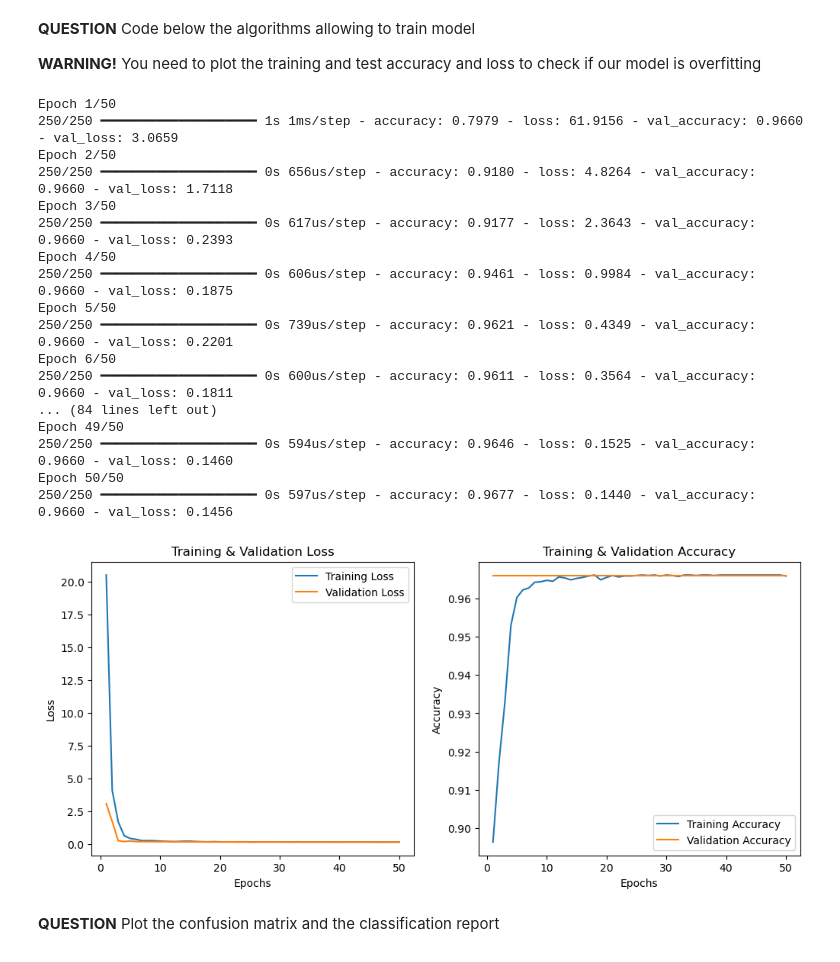
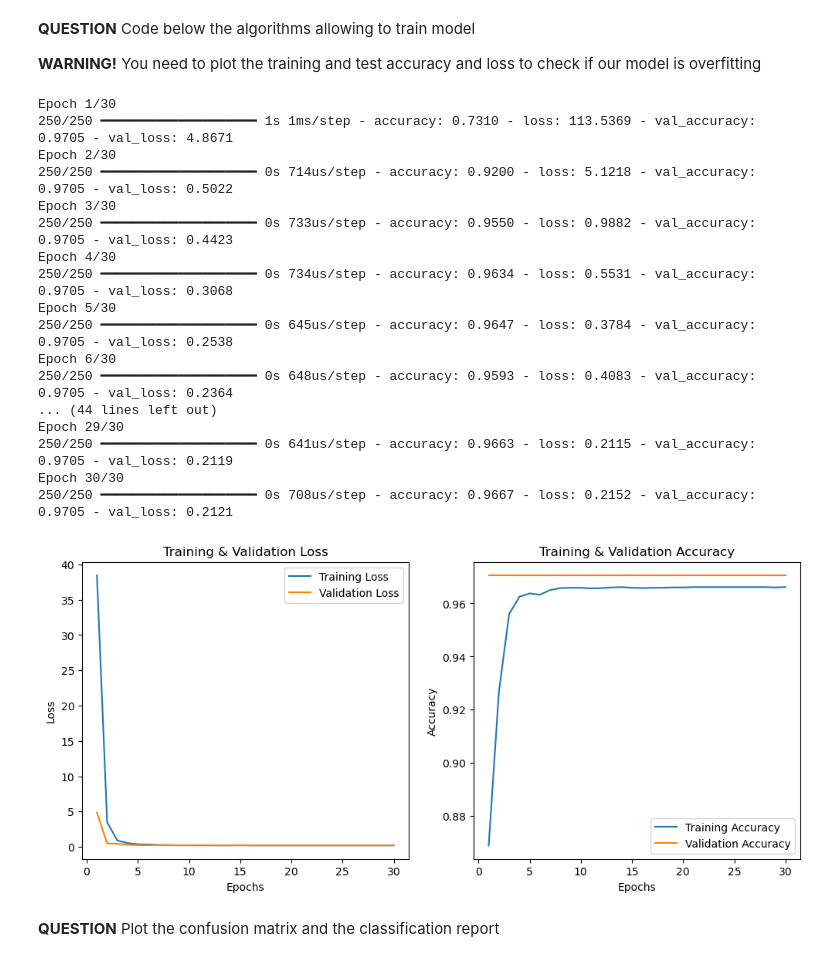
Before and after one commit to rosecymbler/IAEmbarquee, a Jupyter notebook: TP_IA_EMBARQUEE.ipynb, the cells around one changed output. Saved outputs shown, nothing was run; the diff lists cells and outputs as text; code cells hidden in the pictures.

```diff
--- a/TP_IA_EMBARQUEE.ipynb
+++ b/TP_IA_EMBARQUEE.ipynb
@@ -202,12 +229,16 @@ In this section, you must build and train a model without rebalancing the datase
 # %% [markdown]
 **QUESTION:** Create X_train, Y_train, X_test, and Y_test. How many elements are present in X_train, Y_train, X_test, and Y_test? (Print the values)
 # %%
+X = df.drop(columns=["Product ID", "Type", "Machine failure", "TWF", "HDF", "PWF", "OSF", "RNF"])  # suppression des colonnes non pertinentes
 
-X = df.drop(columns=["Product ID", "Type", "Machine failure", "TWF", "HDF", "PWF", "OSF", "RNF"])  # suppression des colonnes non pertinentes
-Y = df["Machine failure"]  # colonne cible
+df["Machine functional"] = 1 - df["Machine failure"]
+
+Y = df[["Machine functional", "TWF", "HDF", "PWF", "OSF", "RNF"]] # variables cibles multi-label
+
+X = pd.get_dummies(X)
 
 # jeu d'entraînement et de test
-X_train, X_test, Y_train, Y_test = train_test_split(X, Y, test_size=0.2, random_state=42, stratify=Y)
+X_train, X_test, Y_train, Y_test = train_test_split(X, Y, test_size=0.2, random_state=42)
 
 # nombre d'éléments dans chaque ensemble
 print("Number of elements in each dataset:")
@@ -215,6 +246,11 @@ print(f"X_train: {len(X_train)}")
 print(f"Y_train: {len(Y_train)}")
 print(f"X_test: {len(X_test)}")
 print(f"Y_test: {len(Y_test)}")
+
+print("X_train shape:", X_train.shape)
+print("Y_train shape:", Y_train.shape)
+print("X_test shape:", X_test.shape)
+print("Y_test shape:", Y_test.shape)
 # %% [output]
 Number of elements in each dataset:
 X_train: 8000
@@ -225,16 +265,16 @@ Y_test: 2000
 **QUESTION** Code below the model architecture
 # %%
 model = keras.Sequential([
-    keras.layers.Dense(64, activation='relu', input_shape=(X_train.shape[1],)),  # premiere couche cachée avec 64 neurones
+    keras.layers.Dense(128, activation='relu', input_shape=(X_train.shape[1],)),  # premiere couche cachée avec 64 neurones
     keras.layers.Dropout(0.2),  # dropout pour éviter l'overfitting
     keras.layers.Dense(32, activation='relu'),  # deuxieme couche cachée avec 32 neurones
     keras.layers.Dropout(0.2),
     keras.layers.Dense(16, activation='relu'),  # troisieme couche cachée avec 16 neurones
-    keras.layers.Dense(1, activation='sigmoid')  # couche de sortie (prédiction binaire)
+    keras.layers.Dense(6, activation='softmax')
 ])
 
 
-model.compile(optimizer='adam', loss='binary_crossentropy', metrics=['accuracy'])
+model.compile(optimizer='adam', loss='categorical_crossentropy', metrics=['accuracy'])
 
 
 model.summary()
@@ -265,56 +305,57 @@ Model: "sequential_2"
 # %%
 
 #on entraine le modèle
-history = model.fit(X_train, Y_train, epochs=50, batch_size=32, validation_data=(X_test, Y_test))
+history = model.fit(X_train, Y_train, epochs=30, batch_size=32, validation_data=(X_test, Y_test))
 
 
 train_loss = history.history['loss']
 val_loss = history.history['val_loss']
 train_acc = history.history['accuracy']
 val_acc = history.history['val_accuracy']
 
 epochs_range = range(1, len(train_loss) + 1)
+
 
 # Tracer la perte (loss)
 plt.figure(figsize=(12, 5))
 
 plt.subplot(1, 2, 1)
 plt.plot(epochs_range, train_loss, label='Training Loss')
 plt.plot(epochs_range, val_loss, label='Validation Loss')
 plt.xlabel('Epochs')
 plt.ylabel('Loss')
 plt.title('Training & Validation Loss')
 plt.legend()
 
 # Tracer la précision (accuracy)
 plt.subplot(1, 2, 2)
 plt.plot(epochs_range, train_acc, label='Training Accuracy')
 plt.plot(epochs_range, val_acc, label='Validation Accuracy')
 plt.xlabel('Epochs')
 plt.ylabel('Accuracy')
 plt.title('Training & Validation Accuracy')
 plt.legend()
 
 plt.show()
 # %% [output]
-Epoch 1/50
-250/250 ━━━━━━━━━━━━━━━━━━━━ 1s 1ms/step - accuracy: 0.7979 - loss: 61.9156 - val_accuracy: 0.9660 - val_loss: 3.0659
-Epoch 2/50
-250/250 ━━━━━━━━━━━━━━━━━━━━ 0s 656us/step - accuracy: 0.9180 - loss: 4.8264 - val_accuracy: 0.9660 - val_loss: 1.7118
-Epoch 3/50
-250/250 ━━━━━━━━━━━━━━━━━━━━ 0s 617us/step - accuracy: 0.9177 - loss: 2.3643 - val_accuracy: 0.9660 - val_loss: 0.2393
-Epoch 4/50
-250/250 ━━━━━━━━━━━━━━━━━━━━ 0s 606us/step - accuracy: 0.9461 - loss: 0.9984 - val_accuracy: 0.9660 - val_loss: 0.1875
-Epoch 5/50
-250/250 ━━━━━━━━━━━━━━━━━━━━ 0s 739us/step - accuracy: 0.9621 - loss: 0.4349 - val_accuracy: 0.9660 - val_loss: 0.2201
-Epoch 6/50
-250/250 ━━━━━━━━━━━━━━━━━━━━ 0s 600us/step - accuracy: 0.9611 - loss: 0.3564 - val_accuracy: 0.9660 - val_loss: 0.1811
-... (84 lines left out)
-Epoch 49/50
-250/250 ━━━━━━━━━━━━━━━━━━━━ 0s 594us/step - accuracy: 0.9646 - loss: 0.1525 - val_accuracy: 0.9660 - val_loss: 0.1460
-Epoch 50/50
-250/250 ━━━━━━━━━━━━━━━━━━━━ 0s 597us/step - accuracy: 0.9677 - loss: 0.1440 - val_accuracy: 0.9660 - val_loss: 0.1456
+Epoch 1/30
+250/250 ━━━━━━━━━━━━━━━━━━━━ 1s 1ms/step - accuracy: 0.7310 - loss: 113.5369 - val_accuracy: 0.9705 - val_loss: 4.8671
+Epoch 2/30
+250/250 ━━━━━━━━━━━━━━━━━━━━ 0s 714us/step - accuracy: 0.9200 - loss: 5.1218 - val_accuracy: 0.9705 - val_loss: 0.5022
+Epoch 3/30
+250/250 ━━━━━━━━━━━━━━━━━━━━ 0s 733us/step - accuracy: 0.9550 - loss: 0.9882 - val_accuracy: 0.9705 - val_loss: 0.4423
+Epoch 4/30
+250/250 ━━━━━━━━━━━━━━━━━━━━ 0s 734us/step - accuracy: 0.9634 - loss: 0.5531 - val_accuracy: 0.9705 - val_loss: 0.3068
+Epoch 5/30
+250/250 ━━━━━━━━━━━━━━━━━━━━ 0s 645us/step - accuracy: 0.9647 - loss: 0.3784 - val_accuracy: 0.9705 - val_loss: 0.2538
+Epoch 6/30
+250/250 ━━━━━━━━━━━━━━━━━━━━ 0s 648us/step - accuracy: 0.9593 - loss: 0.4083 - val_accuracy: 0.9705 - val_loss: 0.2364
+... (44 lines left out)
+Epoch 29/30
+250/250 ━━━━━━━━━━━━━━━━━━━━ 0s 641us/step - accuracy: 0.9663 - loss: 0.2115 - val_accuracy: 0.9705 - val_loss: 0.2119
+Epoch 30/30
+250/250 ━━━━━━━━━━━━━━━━━━━━ 0s 708us/step - accuracy: 0.9667 - loss: 0.2152 - val_accuracy: 0.9705 - val_loss: 0.2121
-[figure, old version]
+[figure, new version]
 # %% [markdown]
 **QUESTION** Plot the confusion matrix and the classification report
 # %% [markdown]
```
Also changed, not shown: parts of 12 cells of this notebook.
